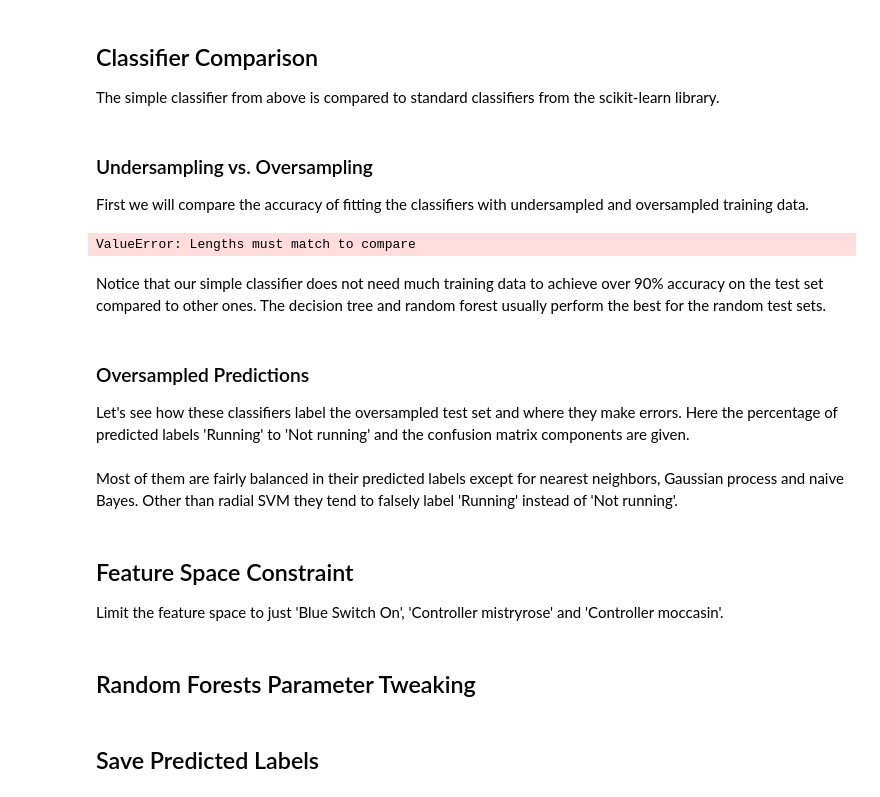
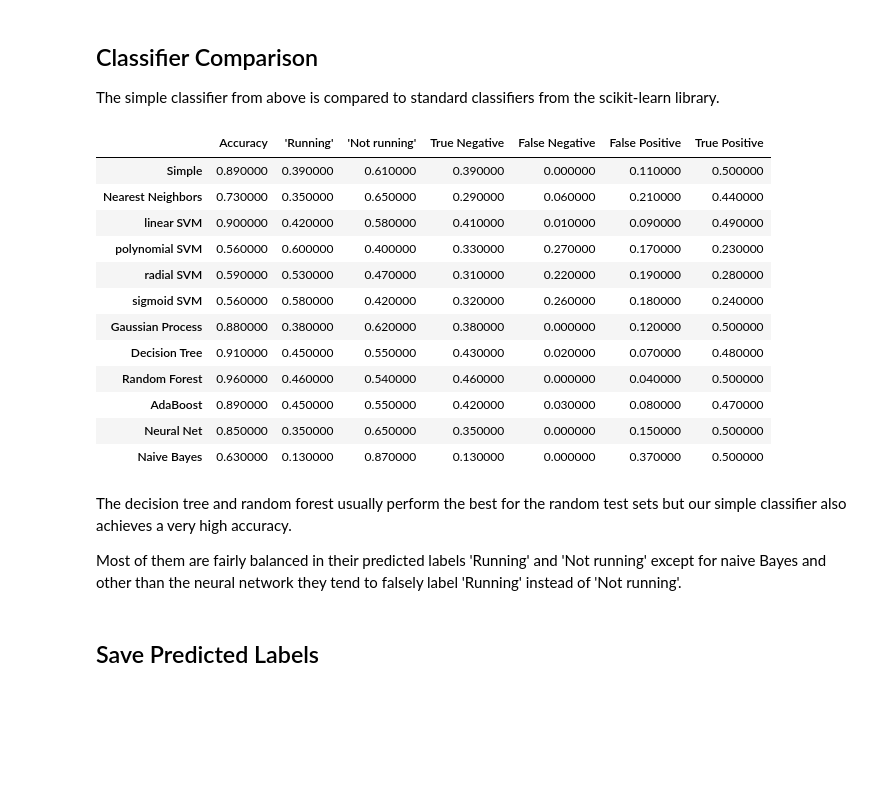
Before and after one commit to maxstollmayer/ML-Challenges, a Jupyter notebook: Challenge-1/Main Notebook.ipynb, the cells around one changed output. Cells and saved outputs as stored; diff of their text form; code cells hidden in the pictures; blank space fills up the shorter version.

```diff
--- a/Challenge-1/Main Notebook.ipynb
+++ b/Challenge-1/Main Notebook.ipynb
@@ -270,8 +228,8 @@ class simpleClassifier:
         if threshold is None:
             raise Exception("Not trained yet.")
 
-        switchOn = data["Blue Switch On"] == 1
-        controllerDiff = data["Controller mistyrose"] - data["Controller moccasin"] >= threshold
+        switchOn = data[:, 0] == 1
+        controllerDiff = data[:, -2] - data[:, -1] >= threshold
         predictedLabels = switchOn & controllerDiff
         return predictedLabels
 
@@ -310,44 +268,40 @@ classifiers = {
     "AdaBoost" : AdaBoostClassifier(),
     "Neural Net" : MLPClassifier(alpha=1, max_iter=1000),
     "Naive Bayes" : GaussianNB()}
-# %% [markdown]
-### Undersampling vs. Oversampling
-First we will compare the accuracy of fitting the classifiers with undersampled and oversampled training data.
-# %%
-samplingComparison = pd.DataFrame(index=classifiers.keys(), columns=["Undersampled Score", "Oversampled Score"])
-
-for name, clf in classifiers.items():
-    clf.fit(undersampledTrainData, undersampledTrainLabels)
-    samplingComparison.loc[name, "Undersampled Score"] = float(clf.score(undersampledTestData, undersampledTestLabels))
-
-    clf.fit(oversampledTrainData, oversampledTrainLabels)
-    samplingComparison.loc[name, "Oversampled Score"] = float(clf.score(oversampledTestData, oversampledTestLabels))
-
-samplingComparison.style.highlight_max(["Undersampled Score", "Oversampled Score"])
-# %% [output]
-ValueError: Lengths must match to compare
-# %% [markdown]
-Notice that our simple classifier does not need much training data to achieve over 90% accuracy on the test set compared to other ones. The decision tree and random forest usually perform the best for the random test sets.
-# %% [markdown]
-### Oversampled Predictions
-Let's see how these classifiers label the oversampled test set and where they make errors. Here the percentage of predicted labels 'Running' to 'Not running' and the confusion matrix components are given.
 # %%
-confusionComparison = pd.DataFrame(index=classifiers.keys(),
-                                   columns=["'Running'", "'Not running'",
-                                            "True Negative", "False Negative", "False Positive", "True Positive"])
+def compare(classifiers, trainData, trainLabels, testData, testLabels):
+    df = pd.DataFrame(index=classifiers.keys(),
+                      columns=["Accuracy", "'Running'", "'Not running'",
+                               "True Negative", "False Negative", "False Positive", "True Positive"])
 
-for name, clf in classifiers.items():
-    N = oversampledTestLabels.shape[0]
-    predictedLabels = clf.predict(oversampledTestData)
-    labelsPercent = np.bincount(predictedLabels.astype(int)) / N
-    confusionPercent = pd.crosstab(oversampledTestLabels, predictedLabels).values.T.flatten() / N
-    confusionComparison.loc[name] = np.append(labelsPercent, confusionPercent)
+    for name, clf in classifiers.items():
+        clf.fit(trainData, trainLabels)
+        df.loc[name, "Accuracy"] = clf.score(testData, testLabels)
 
-confusionComparison
+        predictedLabels = clf.predict(testData)
+        labelsPercent = np.bincount(predictedLabels.astype(int)) / testData.shape[0]
+        confusionPercent = pd.crosstab(testLabels, predictedLabels).values.T.flatten() / testData.shape[0]
+        df.loc[name, ["'Running'", "'Not running'"]] = labelsPercent
+        df.loc[name, ["True Negative", "False Negative", "False Positive", "True Positive"]] = confusionPercent
+
+    return df.style.highlight_max("Accuracy")
+
+compare(classifiers, trainData, trainLabels, testData, testLabels)
+# %% [output]
+|  | Accuracy | 'Running' | 'Not running' | True Negative | False Negative | False Positive | True Positive |
+| Simple | 0.890000 | 0.390000 | 0.610000 | 0.390000 | 0.000000 | 0.110000 | 0.500000 |
+| Nearest Neighbors | 0.730000 | 0.350000 | 0.650000 | 0.290000 | 0.060000 | 0.210000 | 0.440000 |
+| linear SVM | 0.900000 | 0.420000 | 0.580000 | 0.410000 | 0.010000 | 0.090000 | 0.490000 |
+| polynomial SVM | 0.560000 | 0.600000 | 0.400000 | 0.330000 | 0.270000 | 0.170000 | 0.230000 |
+| radial SVM | 0.590000 | 0.530000 | 0.470000 | 0.310000 | 0.220000 | 0.190000 | 0.280000 |
+| sigmoid SVM | 0.560000 | 0.580000 | 0.420000 | 0.320000 | 0.260000 | 0.180000 | 0.240000 |
+| Gaussian Process | 0.880000 | 0.380000 | 0.620000 | 0.380000 | 0.000000 | 0.120000 | 0.500000 |
+| Decision Tree | 0.910000 | 0.450000 | 0.550000 | 0.430000 | 0.020000 | 0.070000 | 0.480000 |
+| Random Forest | 0.960000 | 0.460000 | 0.540000 | 0.460000 | 0.000000 | 0.040000 | 0.500000 |
+| AdaBoost | 0.890000 | 0.450000 | 0.550000 | 0.420000 | 0.030000 | 0.080000 | 0.470000 |
+| Neural Net | 0.850000 | 0.350000 | 0.650000 | 0.350000 | 0.000000 | 0.150000 | 0.500000 |
+| Naive Bayes | 0.630000 | 0.130000 | 0.870000 | 0.130000 | 0.000000 | 0.370000 | 0.500000 |
 # %% [markdown]
-Most of them are fairly balanced in their predicted labels except for nearest neighbors, Gaussian process and naive Bayes. Other than radial SVM they tend to falsely label 'Running' instead of 'Not running'.
+The decision tree and random forest usually perform the best for the random test sets but our simple classifier also achieves a very high accuracy.
+
+Most of them are fairly balanced in their predicted labels 'Running' and 'Not running' except for naive Bayes and other than the neural network they tend to falsely label 'Running' instead of 'Not running'.
-# %% [markdown]
-## Feature Space Constraint
-Limit the feature space to just 'Blue Switch On', 'Controller mistryrose' and 'Controller moccasin'.
-# %% [markdown]
-## Random Forests Parameter Tweaking
```
Also changed, not shown: parts of 17 cells of this notebook, 1 other file.
